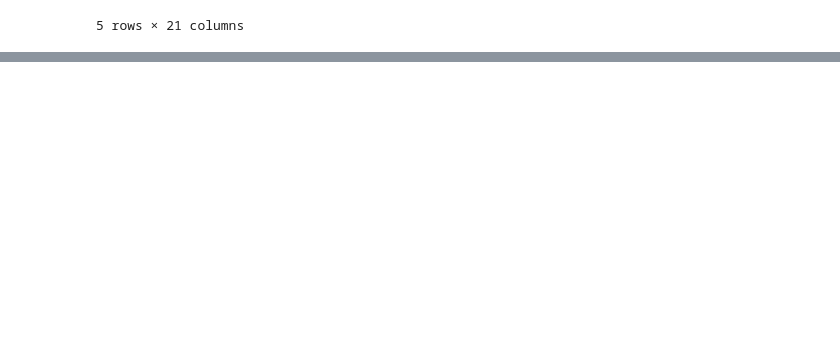
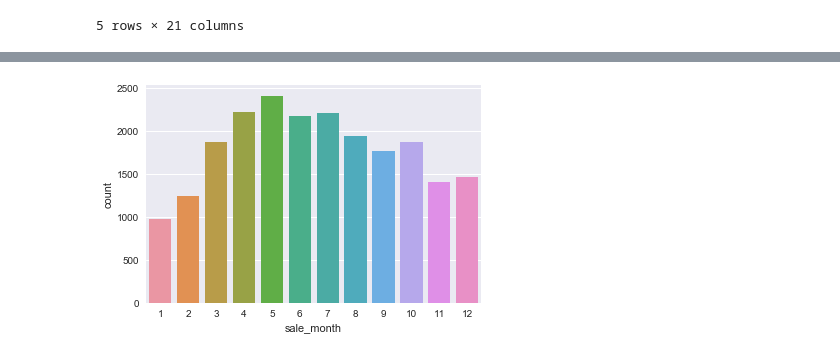
Before and after one commit to nadinezab/kc-house-prices-prediction, a Jupyter notebook: kc-house-prices.ipynb, the cells around one changed output, grey strips where cells are left out. Cells and saved outputs as stored; diff of their text form; code cells hidden in the pictures; blank space fills up the shorter version.

```diff
--- a/kc-house-prices.ipynb
+++ b/kc-house-prices.ipynb
@@ -89,0 +334,5 @@ df.head()
+# %%
+sns.countplot(x = df['sale_month'], data = df)
+plt.show()
+# %% [output]
+[figure, added]
```
Also changed, not shown: parts of 50 cells of this notebook.
